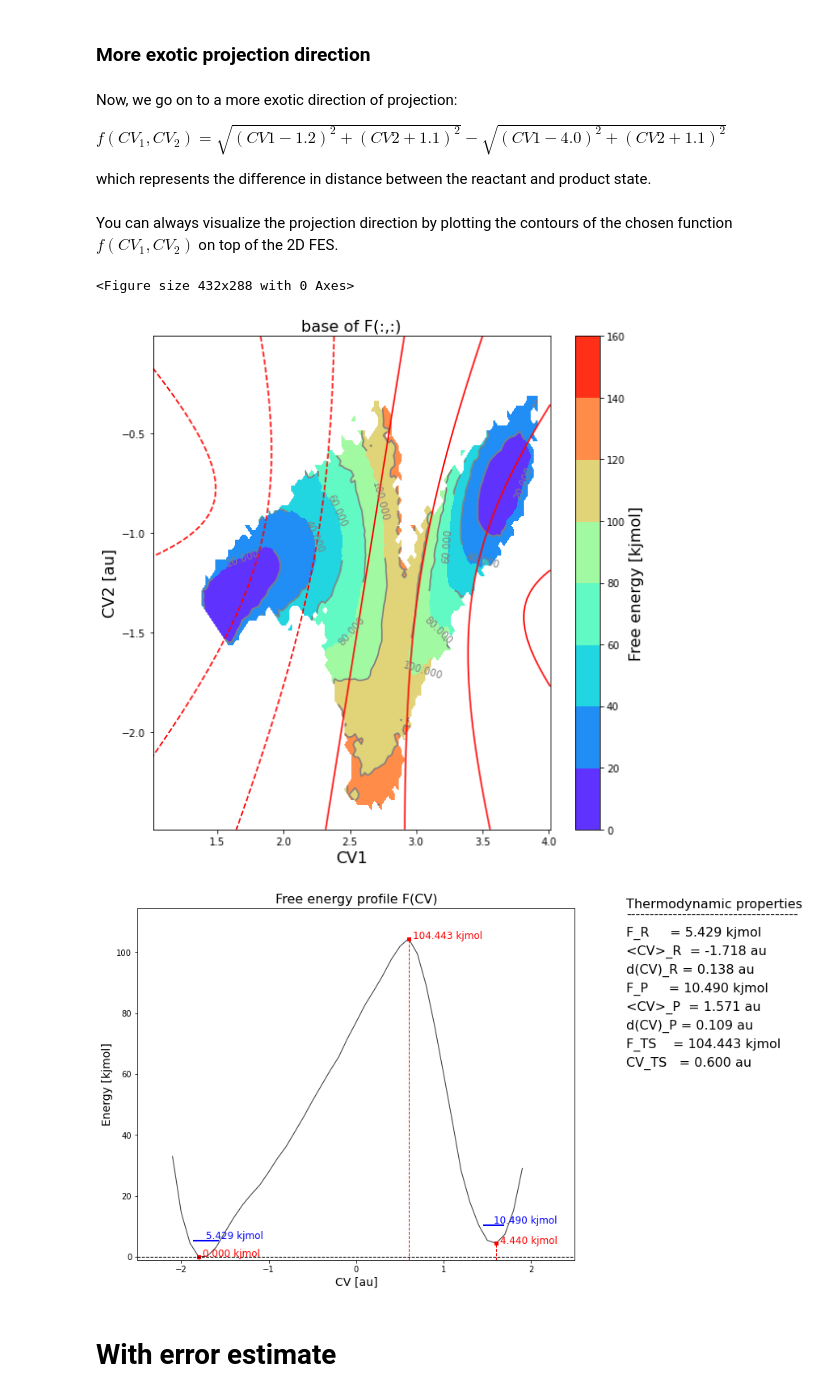
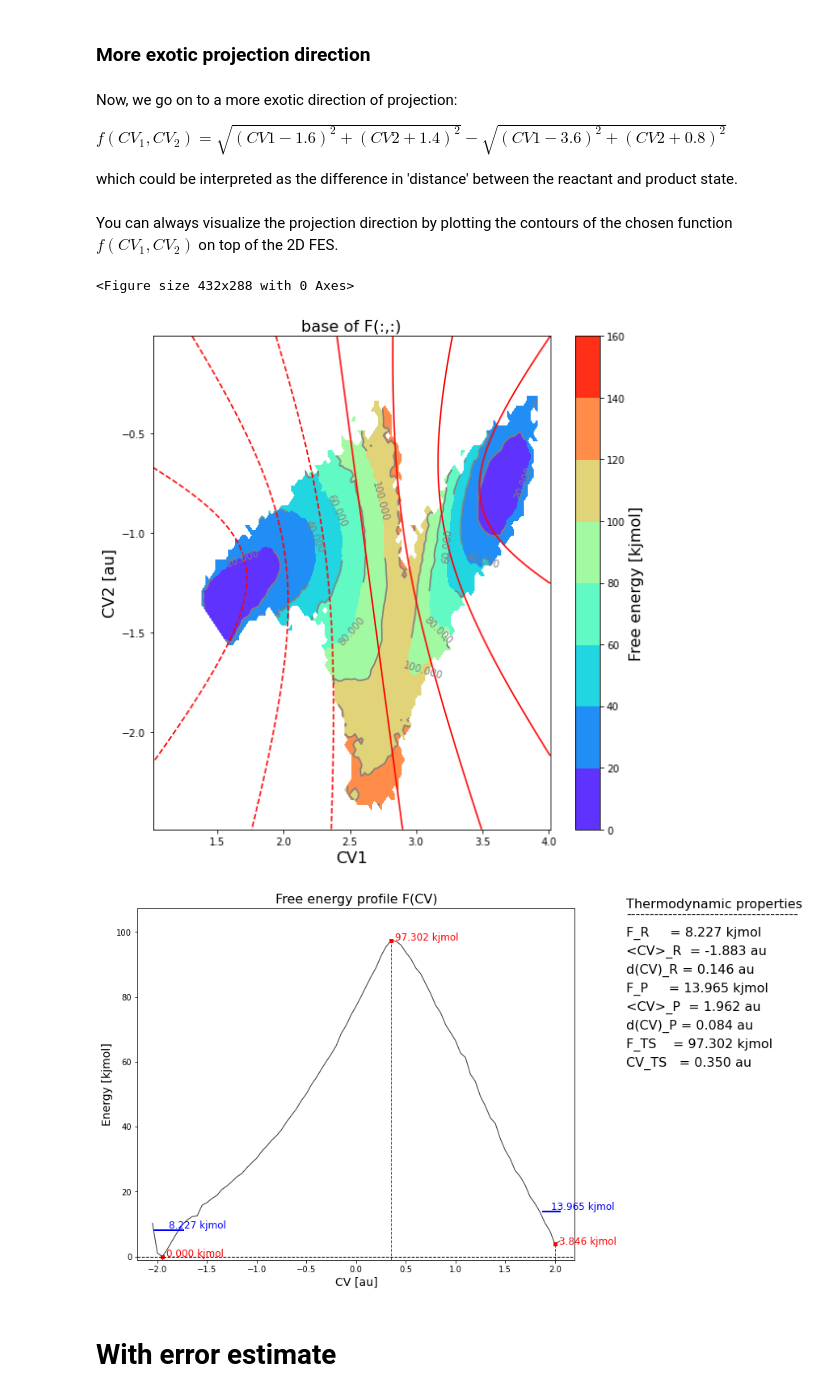
Before and after one commit to molmod/ThermoLIB, a Jupyter notebook: examples/basic_wham2d.ipynb, the cells around one changed output. Cells and saved outputs as stored; diff of their text form; code cells hidden in the pictures.

```diff
--- a/examples/basic_wham2d.ipynb
+++ b/examples/basic_wham2d.ipynb
@@ -129,13 +129,13 @@ As expected, we get exactly the same result.
 # %% [markdown]
 Now, we go on to a more exotic direction of projection:
 
-$f(CV_1,CV_2) = \sqrt{(CV1-1.2)^2 + (CV2+1.1)^2} - \sqrt{(CV1-4.0)^2 + (CV2+1.1)^2}$
+$f(CV_1,CV_2) = \sqrt{(CV1-1.6)^2 + (CV2+1.4)^2} - \sqrt{(CV1-3.6)^2 + (CV2+0.8)^2}$
 
-which represents the difference in distance between the reactant and product state.
+which could be interpreted as the difference in 'distance' between the reactant and product state.
 # %%
 def function(cv1,cv2):
-    dR = np.sqrt((cv1-1.4)**2 + (cv2+0.8)**2)
-    dP = np.sqrt((cv1-3.9)**2 + (cv2+1.4)**2)
+    dR = np.sqrt((cv1-1.6)**2 + (cv2+1.2)**2)
+    dP = np.sqrt((cv1-3.6)**2 + (cv2+0.8)**2)
     return dR-dP
 # %% [markdown]
 You can always visualize the projection direction by plotting the contours of the chosen function $f(CV_1,CV_2)$ on top of the 2D FES.
@@ -143,14 +143,14 @@ You can always visualize the projection direction by plotting the contours of th
 fes.plot(prefix+'fes_with_contour.png', plot_additional_function_contours=[function, [-2.0, -1.5, -0.5, 0, 0.5, 1.5, 2.0]], cmap='rainbow')
 # %% [output]
 <Figure size 432x288 with 0 Axes>
-[figure, old version]
+[figure, new version]
 # %%
-fep_fun = fes.project_function(function, np.arange(-2.5,2.52,0.1), delta=0.1, return_class=SimpleFreeEnergyProfile)
+fep_fun = fes.project_function(function, np.arange(-2.20,2.25,0.05), delta=0.05, return_class=SimpleFreeEnergyProfile)
 fep_fun.process_states(lims=[-np.inf,0.0,1.0,np.inf])
 fep_fun.set_ref(ref='r')
 fep_fun.plot(prefix+'fep_fun.png')
 # %% [output]
-[figure, old version]
+[figure, new version]
 # %% [markdown]
 # With error estimate
 # %% [markdown]
```
Also changed, not shown: parts of 6 cells of this notebook, 6 other files.
